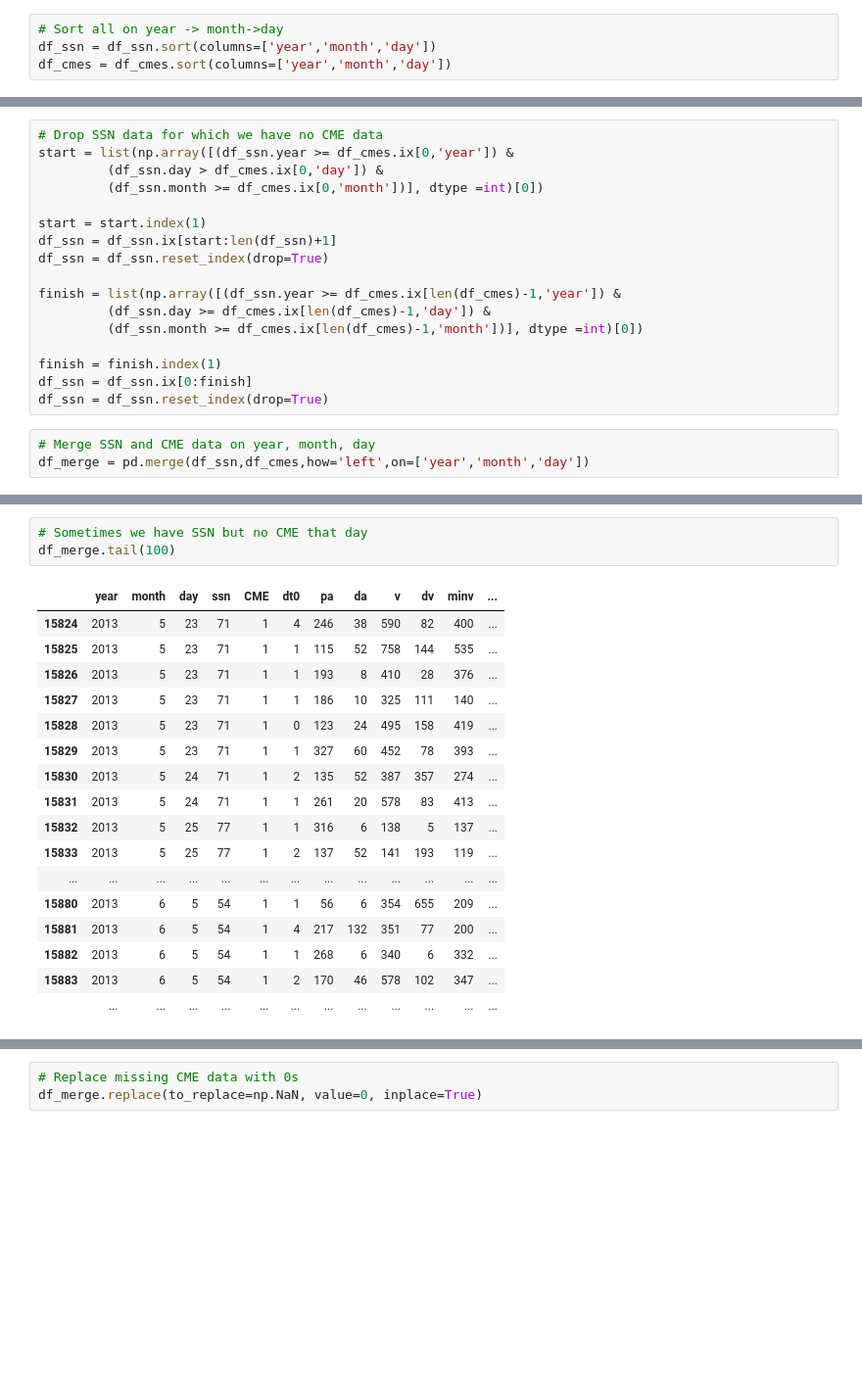
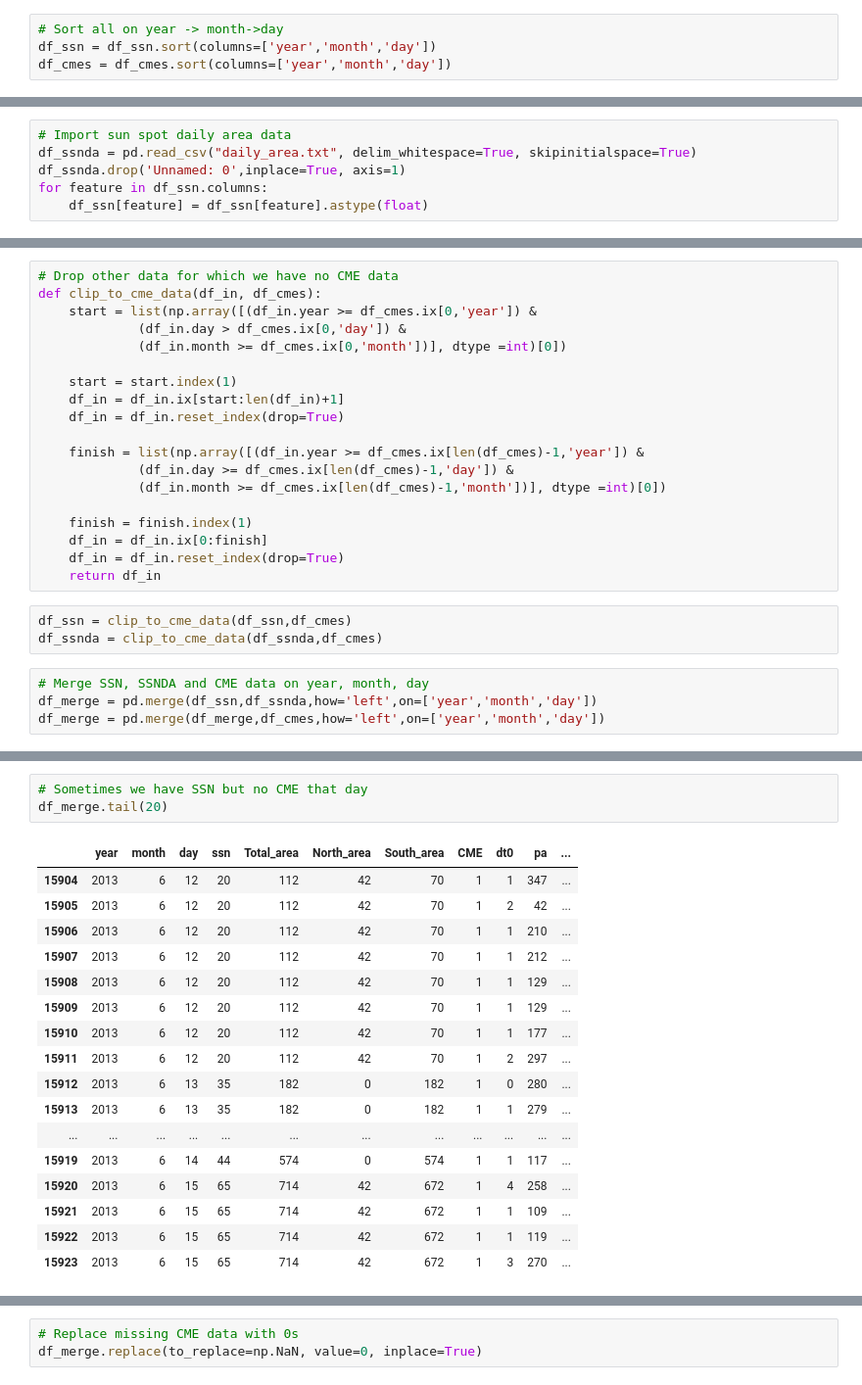
Before and after one commit to dinob0t/ga_project_final, a Jupyter notebook: cmes.ipynb, the cells around one changed output, grey strips where cells are left out. Shown at 98% size. Cells and saved outputs as stored; diff of their text form; blank space fills up the shorter version.

```diff
--- a/cmes.ipynb
+++ b/cmes.ipynb
@@ -61,0 +72,6 @@ df_cmes = df_cmes.sort(columns=['year','month','day'])
+# %%
+# Import sun spot daily area data
+df_ssnda = pd.read_csv("daily_area.txt", delim_whitespace=True, skipinitialspace=True)
+df_ssnda.drop('Unnamed: 0',inplace=True, axis=1)
+for feature in df_ssn.columns:
+    df_ssn[feature] = df_ssn[feature].astype(float)
@@ -62,20 +88,26 @@ df_cmes = df_cmes.sort(columns=['year','month','day'])
 # %%
-# Drop SSN data for which we have no CME data
-start = list(np.array([(df_ssn.year >= df_cmes.ix[0,'year']) &
-         (df_ssn.day > df_cmes.ix[0,'day']) &
-         (df_ssn.month >= df_cmes.ix[0,'month'])], dtype =int)[0])
+# Drop other data for which we have no CME data
+def clip_to_cme_data(df_in, df_cmes):
+    start = list(np.array([(df_in.year >= df_cmes.ix[0,'year']) &
+             (df_in.day > df_cmes.ix[0,'day']) &
+             (df_in.month >= df_cmes.ix[0,'month'])], dtype =int)[0])
 
-start = start.index(1)
-df_ssn = df_ssn.ix[start:len(df_ssn)+1]
-df_ssn = df_ssn.reset_index(drop=True)
+    start = start.index(1)
+    df_in = df_in.ix[start:len(df_in)+1]
+    df_in = df_in.reset_index(drop=True)
 
-finish = list(np.array([(df_ssn.year >= df_cmes.ix[len(df_cmes)-1,'year']) &
-         (df_ssn.day >= df_cmes.ix[len(df_cmes)-1,'day']) &
-         (df_ssn.month >= df_cmes.ix[len(df_cmes)-1,'month'])], dtype =int)[0])
+    finish = list(np.array([(df_in.year >= df_cmes.ix[len(df_cmes)-1,'year']) &
+             (df_in.day >= df_cmes.ix[len(df_cmes)-1,'day']) &
+             (df_in.month >= df_cmes.ix[len(df_cmes)-1,'month'])], dtype =int)[0])
 
-finish = finish.index(1)
-df_ssn = df_ssn.ix[0:finish]
-df_ssn = df_ssn.reset_index(drop=True)
+    finish = finish.index(1)
+    df_in = df_in.ix[0:finish]
+    df_in = df_in.reset_index(drop=True)
+    return df_in
+# %%
+df_ssn = clip_to_cme_data(df_ssn,df_cmes)
+df_ssnda = clip_to_cme_data(df_ssnda,df_cmes)
 # %%
-# Merge SSN and CME data on year, month, day
-df_merge = pd.merge(df_ssn,df_cmes,how='left',on=['year','month','day'])
+# Merge SSN, SSNDA and CME data on year, month, day
+df_merge = pd.merge(df_ssn,df_ssnda,how='left',on=['year','month','day'])
+df_merge = pd.merge(df_merge,df_cmes,how='left',on=['year','month','day'])
@@ -82,21 +134,21 @@ df_merge = pd.merge(df_ssn,df_cmes,how='left',on=['year','month','day'])
 # %%
 # Sometimes we have SSN but no CME that day
-df_merge.tail(100)
+df_merge.tail(20)
 # %% [output]
-|  | year | month | day | ssn | CME | dt0 | pa | da | v | dv | minv | ... |
-| 15824 | 2013 | 5 | 23 | 71 | 1 | 4 | 246 | 38 | 590 | 82 | 400 | ... |
-| 15825 | 2013 | 5 | 23 | 71 | 1 | 1 | 115 | 52 | 758 | 144 | 535 | ... |
-| 15826 | 2013 | 5 | 23 | 71 | 1 | 1 | 193 | 8 | 410 | 28 | 376 | ... |
-| 15827 | 2013 | 5 | 23 | 71 | 1 | 1 | 186 | 10 | 325 | 111 | 140 | ... |
-| 15828 | 2013 | 5 | 23 | 71 | 1 | 0 | 123 | 24 | 495 | 158 | 419 | ... |
-| 15829 | 2013 | 5 | 23 | 71 | 1 | 1 | 327 | 60 | 452 | 78 | 393 | ... |
-| 15830 | 2013 | 5 | 24 | 71 | 1 | 2 | 135 | 52 | 387 | 357 | 274 | ... |
-| 15831 | 2013 | 5 | 24 | 71 | 1 | 1 | 261 | 20 | 578 | 83 | 413 | ... |
-| 15832 | 2013 | 5 | 25 | 77 | 1 | 1 | 316 | 6 | 138 | 5 | 137 | ... |
-| 15833 | 2013 | 5 | 25 | 77 | 1 | 2 | 137 | 52 | 141 | 193 | 119 | ... |
-| ... | ... | ... | ... | ... | ... | ... | ... | ... | ... | ... | ... | ... |
-| 15880 | 2013 | 6 | 5 | 54 | 1 | 1 | 56 | 6 | 354 | 655 | 209 | ... |
-| 15881 | 2013 | 6 | 5 | 54 | 1 | 4 | 217 | 132 | 351 | 77 | 200 | ... |
-| 15882 | 2013 | 6 | 5 | 54 | 1 | 1 | 268 | 6 | 340 | 6 | 332 | ... |
-| 15883 | 2013 | 6 | 5 | 54 | 1 | 2 | 170 | 46 | 578 | 102 | 347 | ... |
-|  | ... | ... | ... | ... | ... | ... | ... | ... | ... | ... | ... | ... |
+|  | year | month | day | ssn | Total_area | North_area | South_area | CME | dt0 | pa | ... |
+| 15904 | 2013 | 6 | 12 | 20 | 112 | 42 | 70 | 1 | 1 | 347 | ... |
+| 15905 | 2013 | 6 | 12 | 20 | 112 | 42 | 70 | 1 | 2 | 42 | ... |
+| 15906 | 2013 | 6 | 12 | 20 | 112 | 42 | 70 | 1 | 1 | 210 | ... |
+| 15907 | 2013 | 6 | 12 | 20 | 112 | 42 | 70 | 1 | 1 | 212 | ... |
+| 15908 | 2013 | 6 | 12 | 20 | 112 | 42 | 70 | 1 | 1 | 129 | ... |
+| 15909 | 2013 | 6 | 12 | 20 | 112 | 42 | 70 | 1 | 1 | 129 | ... |
+| 15910 | 2013 | 6 | 12 | 20 | 112 | 42 | 70 | 1 | 1 | 177 | ... |
+| 15911 | 2013 | 6 | 12 | 20 | 112 | 42 | 70 | 1 | 2 | 297 | ... |
+| 15912 | 2013 | 6 | 13 | 35 | 182 | 0 | 182 | 1 | 0 | 280 | ... |
+| 15913 | 2013 | 6 | 13 | 35 | 182 | 0 | 182 | 1 | 1 | 279 | ... |
+| ... | ... | ... | ... | ... | ... | ... | ... | ... | ... | ... | ... |
+| 15919 | 2013 | 6 | 14 | 44 | 574 | 0 | 574 | 1 | 1 | 117 | ... |
+| 15920 | 2013 | 6 | 15 | 65 | 714 | 42 | 672 | 1 | 4 | 258 | ... |
+| 15921 | 2013 | 6 | 15 | 65 | 714 | 42 | 672 | 1 | 1 | 109 | ... |
+| 15922 | 2013 | 6 | 15 | 65 | 714 | 42 | 672 | 1 | 1 | 119 | ... |
+| 15923 | 2013 | 6 | 15 | 65 | 714 | 42 | 672 | 1 | 3 | 270 | ... |
```
Also changed, not shown: parts of 11 cells of this notebook, 2 other files.
